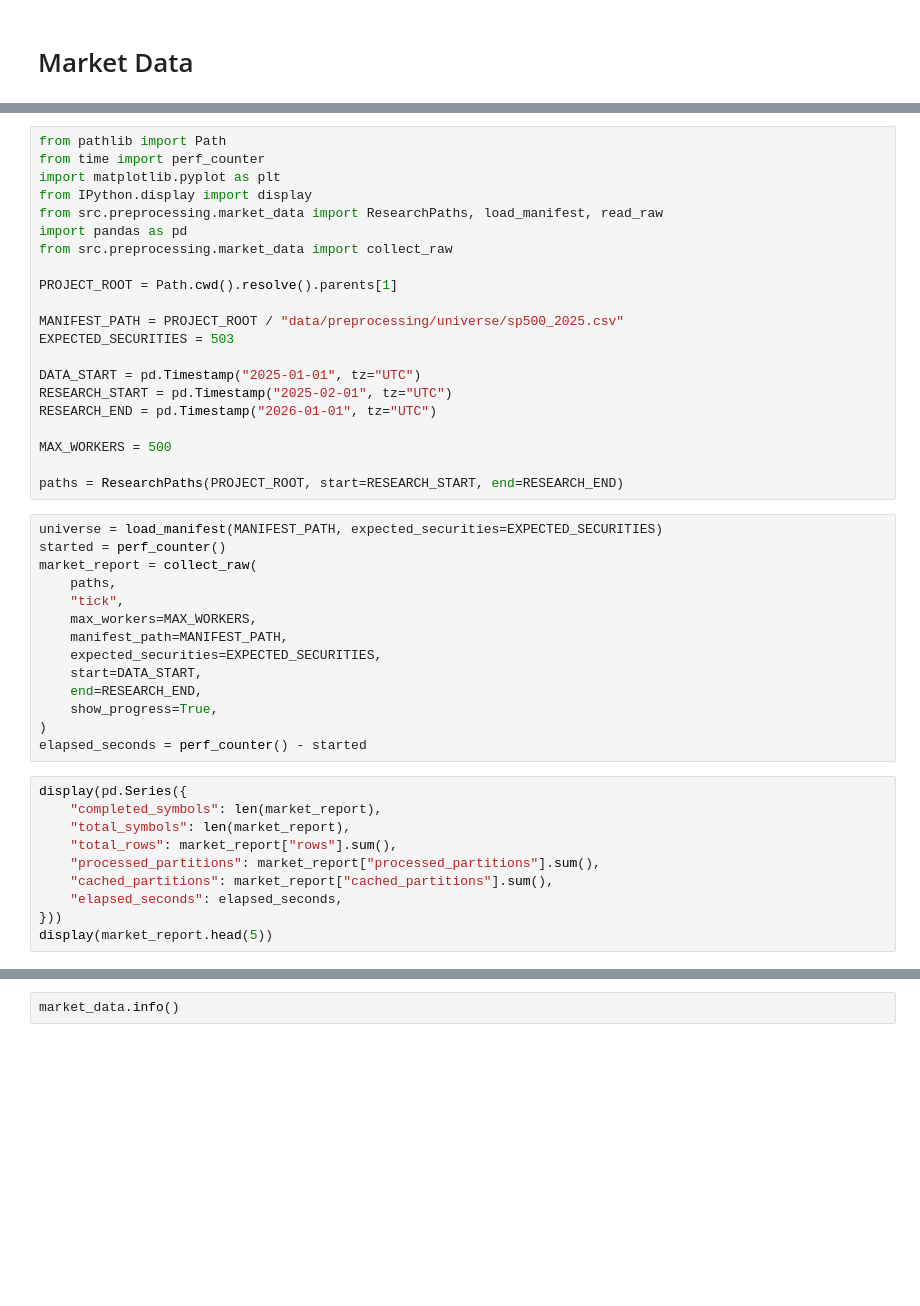
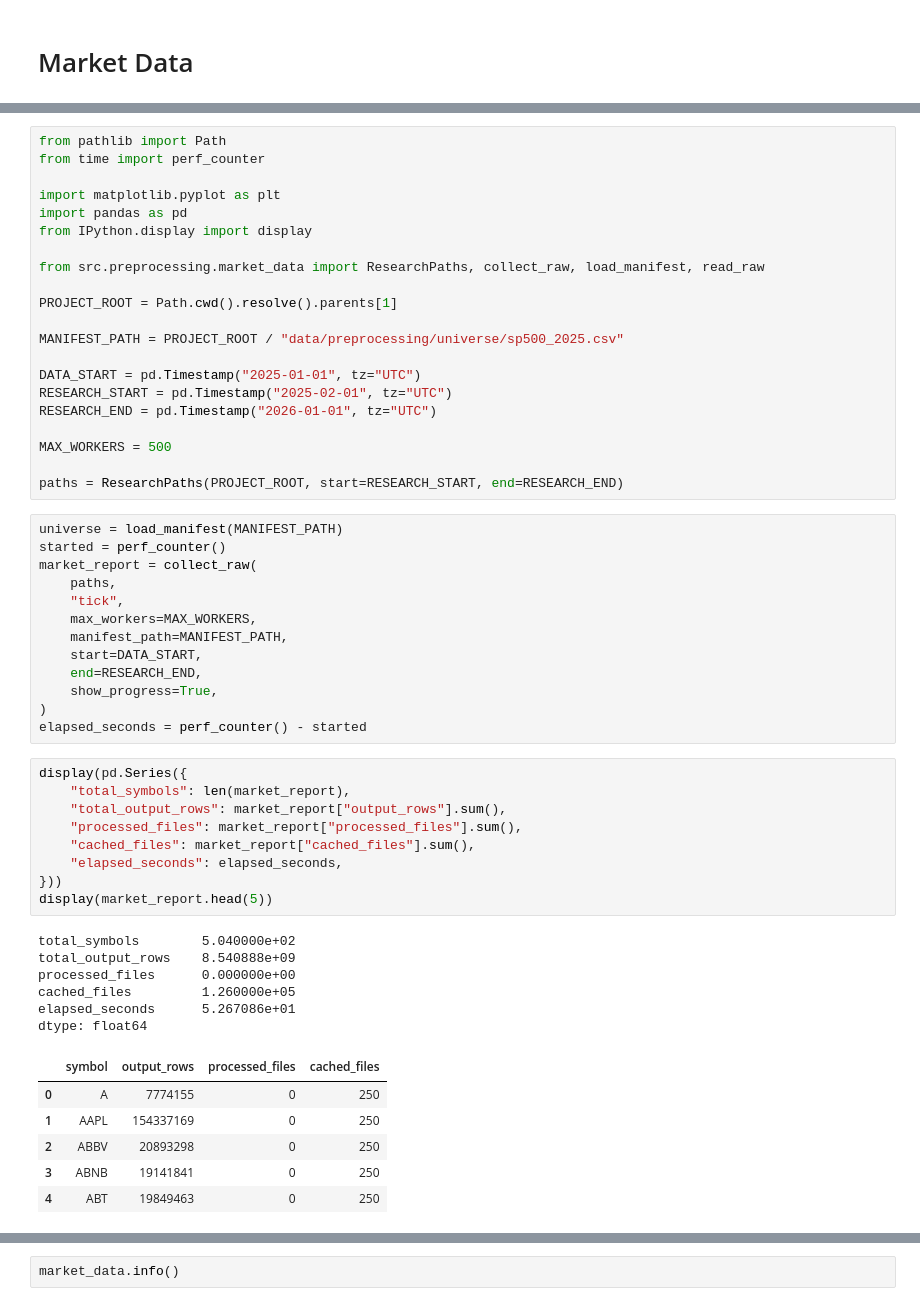
Before and after one commit to kwonjunhyuk9/financial-machine-learning, a Jupyter notebook: notebooks/preprocessing/market_data.ipynb, the cells around one changed output, grey strips where cells are left out. Cells and saved outputs as stored; diff of their text form; blank space fills up the shorter version.

```diff
--- a/notebooks/preprocessing/market_data.ipynb
+++ b/notebooks/preprocessing/market_data.ipynb
@@ -15,16 +14,16 @@
 # %%
 from pathlib import Path
 from time import perf_counter
+
 import matplotlib.pyplot as plt
+import pandas as pd
 from IPython.display import display
-from src.preprocessing.market_data import ResearchPaths, load_manifest, read_raw
-import pandas as pd
-from src.preprocessing.market_data import collect_raw
+
+from src.preprocessing.market_data import ResearchPaths, collect_raw, load_manifest, read_raw
 
 PROJECT_ROOT = Path.cwd().resolve().parents[1]
 
 MANIFEST_PATH = PROJECT_ROOT / "data/preprocessing/universe/sp500_2025.csv"
-EXPECTED_SECURITIES = 503
 
 DATA_START = pd.Timestamp("2025-01-01", tz="UTC")
 RESEARCH_START = pd.Timestamp("2025-02-01", tz="UTC")
@@ -34,14 +33,13 @@ MAX_WORKERS = 500
 
 paths = ResearchPaths(PROJECT_ROOT, start=RESEARCH_START, end=RESEARCH_END)
 # %%
-universe = load_manifest(MANIFEST_PATH, expected_securities=EXPECTED_SECURITIES)
+universe = load_manifest(MANIFEST_PATH)
 started = perf_counter()
 market_report = collect_raw(
     paths,
     "tick",
     max_workers=MAX_WORKERS,
     manifest_path=MANIFEST_PATH,
-    expected_securities=EXPECTED_SECURITIES,
     start=DATA_START,
     end=RESEARCH_END,
     show_progress=True,
@@ -49,14 +47,26 @@ market_report = collect_raw(
 elapsed_seconds = perf_counter() - started
 # %%
 display(pd.Series({
-    "completed_symbols": len(market_report),
     "total_symbols": len(market_report),
-    "total_rows": market_report["rows"].sum(),
-    "processed_partitions": market_report["processed_partitions"].sum(),
-    "cached_partitions": market_report["cached_partitions"].sum(),
+    "total_output_rows": market_report["output_rows"].sum(),
+    "processed_files": market_report["processed_files"].sum(),
+    "cached_files": market_report["cached_files"].sum(),
     "elapsed_seconds": elapsed_seconds,
 }))
 display(market_report.head(5))
+# %% [output]
+total_symbols        5.040000e+02
+total_output_rows    8.540888e+09
+processed_files      0.000000e+00
+cached_files         1.260000e+05
+elapsed_seconds      5.267086e+01
+dtype: float64
+|  | symbol | output_rows | processed_files | cached_files |
+| 0 | A | 7774155 | 0 | 250 |
+| 1 | AAPL | 154337169 | 0 | 250 |
+| 2 | ABBV | 20893298 | 0 | 250 |
+| 3 | ABNB | 19141841 | 0 | 250 |
+| 4 | ABT | 19849463 | 0 | 250 |
 # %% [markdown]
 ## Take a Quick Look at the Data Structure
 
```
Also changed, not shown: parts of 4 cells of this notebook, 30 other files.
